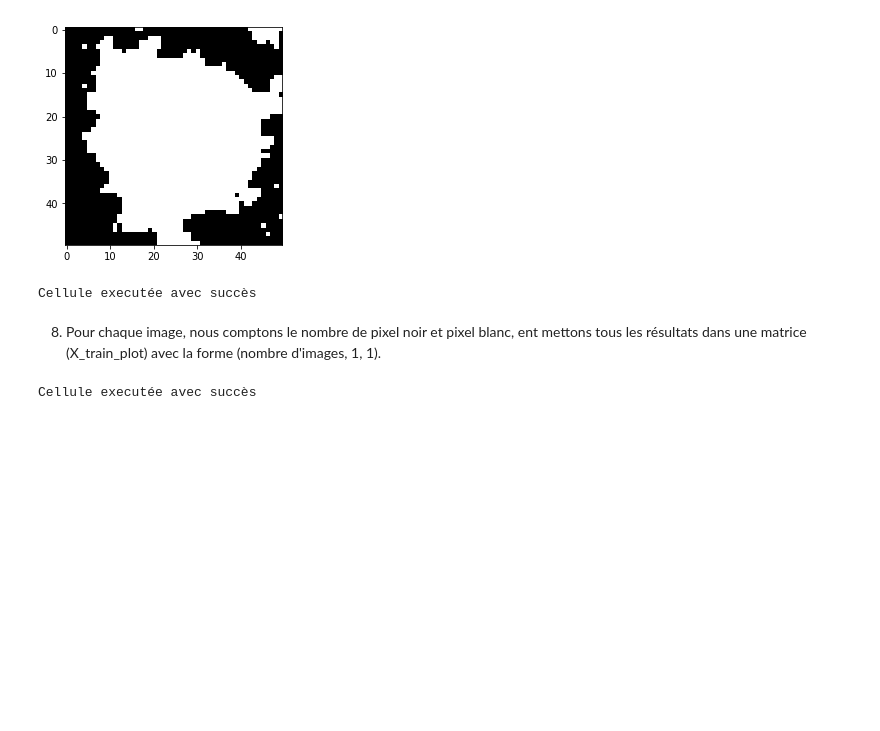
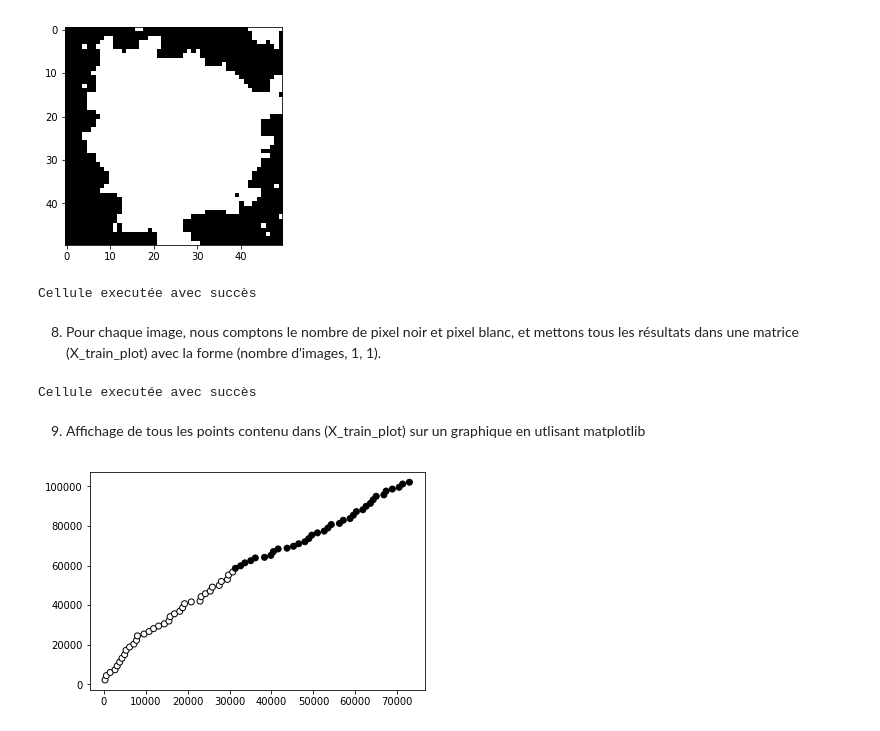
Before and after one commit to uvsq21501832/GIT_DEPOT_GTI770_TP00, a Jupyter notebook: TP00.ipynb, the cells around one changed output. Saved outputs shown, nothing was run; the diff lists cells and outputs as text; code cells hidden in the pictures; blank space fills up the shorter version.

```diff
--- a/TP00.ipynb
+++ b/TP00.ipynb
@@ -333,7 +333,7 @@ print("Cellule executée avec succès")
 [figure]
 Cellule executée avec succès
 # %% [markdown]
-8. Pour chaque image, nous comptons le nombre de pixel noir et pixel blanc, ent mettons tous les résultats dans une matrice (X_train_plot) avec la forme (nombre d'images, 1, 1).
+8. Pour chaque image, nous comptons le nombre de pixel noir et pixel blanc, et mettons tous les résultats dans une matrice (X_train_plot) avec la forme (nombre d'images, 1, 1).
 # %%
 def compte_pixels_noirs_et_blanc (X_train_binay):
     # Initialisation de la matrice X_train_plot, du nombre de pixel noir et du nombre de pixel
@@ -352,9 +352,14 @@ def compte_pixels_noirs_et_blanc (X_train_binay):
                     nb_black_pixel+=1
                 else :
                     nb_white_pixel+=1
-        X_train_plot[img_count][0] = img_count
         X_train_plot[img_count][1] = nb_black_pixel
         X_train_plot[img_count][2] = nb_white_pixel
+
+        if "smooth" in Y_train[img_count] :
+            X_train_plot[img_count][0] = 0
+        else :
+             X_train_plot[img_count][0] = 1
+
         img_count+=1
     #print (X_train_plot)
     return X_train_plot
@@ -365,3 +370,16 @@ X_train_plot = compte_pixels_noirs_et_blanc (X_train_binay)
 print("Cellule executée avec succès")
 # %% [output]
 Cellule executée avec succès
+# %% [markdown]
+9. Affichage de tous les points contenu dans (X_train_plot) sur un graphique en utlisant matplotlib
+# %%
+from matplotlib.colors import ListedColormap
+colors = ['black','white']
+cm_bright = ListedColormap(colors)
+
+#graph = plt.scatter(X_train_plot[1], X_train_plot[2], c=X_train_plot[0], edgecolors='k')
+graph = plt.scatter(X_train_plot[:,1], X_train_plot[:,2], c=X_train_plot[:,0] , cmap=cm_bright, edgecolors='k')
+#graph = plt.scatter(nb_black_pixel, nb_white_pixel)
+plt.show()
+# %% [output]
+[figure, added]
```
